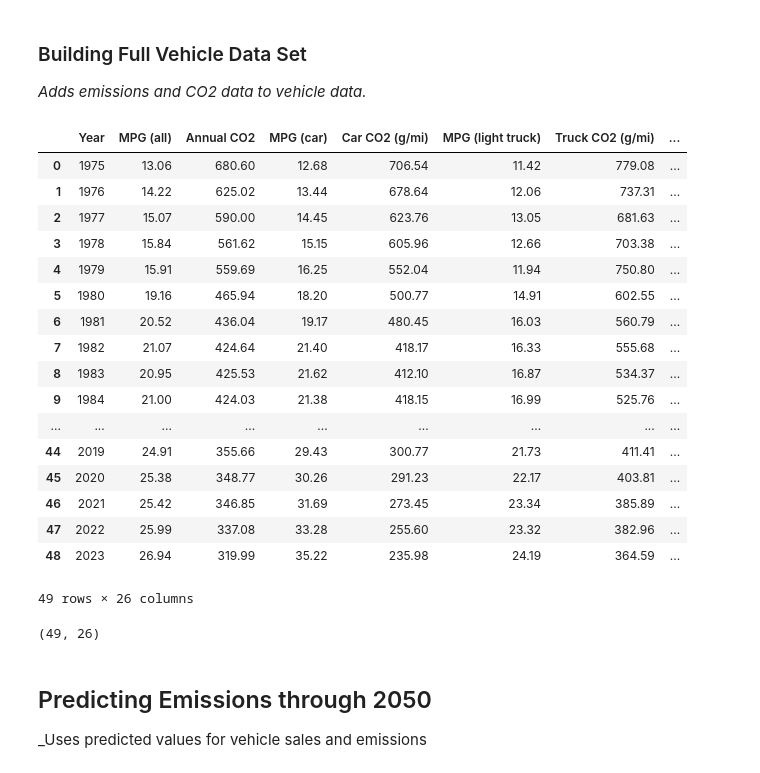
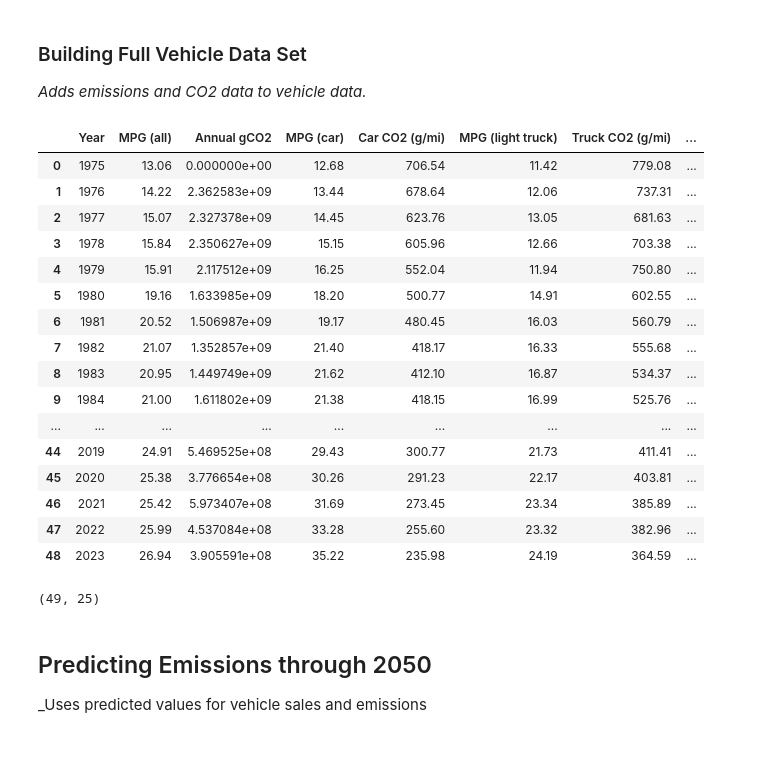
Before and after one commit to jbondAI/AI_Project_2, a Jupyter notebook: vehicle_and_emissions_analysis.ipynb, the cells around one changed output. Saved outputs shown, nothing was run; the diff lists cells and outputs as text; code cells hidden in the pictures.

```diff
--- a/vehicle_and_emissions_analysis.ipynb
+++ b/vehicle_and_emissions_analysis.ipynb
@@ -145,7 +145,7 @@ print(f"Mean squared error: {mse}")
 print(f"R-squared score: {r2}")
 
 # Predict (Annual vehicle sales in 2035, 2040, 2045, 2050)
-future_years = np.array([2035, 2040, 2045, 2050]).reshape(-1, 1)
+future_years = np.array([2025, 2030, 2035, 2040, 2045, 2050]).reshape(-1, 1)
 future_predictions = model.predict(future_years)
 predicted_lt_car = model_lt_car.predict(future_years)
 predicted_lt_truck = model_lt_truck.predict(future_years)
@@ -175,7 +175,7 @@ plt.scatter(future_years, predicted_lt_car, color='green')
 plt.scatter(future_years, predicted_lt_truck, color='red')
 plt.xlabel('Year')
 plt.ylabel('Total Sales (million units)')
-plt.title('Predicted Light Vehicle Sales 2035, 2040, 2045, 2050')
+plt.title('Predicted Light Vehicle Sales 2025 to 2050')
 plt.legend()
 plt.show()
 # %% [output]
@@ -549,54 +563,53 @@ vehicle_data = pd.merge(emissions_and_stds_by_class, vehicle_data, on='Year', ho
 vehicle_data= vehicle_data.sort_values('Year').reset_index(drop=True)
 # %%
 vehicle_data = vehicle_data.fillna(0)
-vehicle_data= vehicle_data.rename(columns={'CO2 (g/mi) (all)': 'Annual CO2',
+vehicle_data= vehicle_data.rename(columns={'CO2 (g/mi) (all)': 'Annual gCO2',
                                            'CO2 (g/mi) (car)': 'Car CO2 (g/mi)',
                                            'CO2 (g/mi) (light truck)': 'Truck CO2 (g/mi)'})
 
 # Assumes share of stock is same as share of sales (assumption should be revised with more data)
 ICE_car_stock = vehicle_data['ICE Stock'] * vehicle_data['Car Sales Share (%)']
 ICE_truck_stock = vehicle_data['ICE Stock'] * vehicle_data['Truck Sales Share (%)']
 
 # applies average miles driven per year
 ICE_car_mi_per_yr = ICE_car_stock * avg_mi_per_yr
 ICE_truck_mi_per_yr = ICE_truck_stock * avg_mi_per_yr
 
 vehicle_data['Annual gCO2'] = vehicle_data['Car CO2 (g/mi)'] * ICE_car_mi_per_yr + vehicle_data['Truck CO2 (g/mi)'] * ICE_truck_mi_per_yr
 vehicle_data['Cummulative mmtCO2'] = vehicle_data['Annual gCO2'].cumsum()
 vehicle_data['Cummulative mmtCO2'] = vehicle_data['Cummulative mmtCO2'] / 1_000_000_000_000 #converts gCo2 to mmtCOe
 
 vehicle_data = vehicle_data.drop(range(45,48))
 vehicle_data = vehicle_data.drop(range(49,52))
 vehicle_data = vehicle_data.drop(range(53,56))
 vehicle_data = vehicle_data.drop(range(57,60))
 vehicle_data = vehicle_data.drop(range(61,73))
 
 vehicle_data = vehicle_data.reset_index(drop=True)
 
 vehicle_data
 # %% [output]
-|  | Year | MPG (all) | Annual CO2 | MPG (car) | Car CO2 (g/mi) | MPG (light truck) | Truck CO2 (g/mi) | ... |
-| 0 | 1975 | 13.06 | 680.60 | 12.68 | 706.54 | 11.42 | 779.08 | ... |
-| 1 | 1976 | 14.22 | 625.02 | 13.44 | 678.64 | 12.06 | 737.31 | ... |
-| 2 | 1977 | 15.07 | 590.00 | 14.45 | 623.76 | 13.05 | 681.63 | ... |
-| 3 | 1978 | 15.84 | 561.62 | 15.15 | 605.96 | 12.66 | 703.38 | ... |
-| 4 | 1979 | 15.91 | 559.69 | 16.25 | 552.04 | 11.94 | 750.80 | ... |
-| 5 | 1980 | 19.16 | 465.94 | 18.20 | 500.77 | 14.91 | 602.55 | ... |
-| 6 | 1981 | 20.52 | 436.04 | 19.17 | 480.45 | 16.03 | 560.79 | ... |
-| 7 | 1982 | 21.07 | 424.64 | 21.40 | 418.17 | 16.33 | 555.68 | ... |
-| 8 | 1983 | 20.95 | 425.53 | 21.62 | 412.10 | 16.87 | 534.37 | ... |
-| 9 | 1984 | 21.00 | 424.03 | 21.38 | 418.15 | 16.99 | 525.76 | ... |
+|  | Year | MPG (all) | Annual gCO2 | MPG (car) | Car CO2 (g/mi) | MPG (light truck) | Truck CO2 (g/mi) | ... |
+| 0 | 1975 | 13.06 | 0.000000e+00 | 12.68 | 706.54 | 11.42 | 779.08 | ... |
+| 1 | 1976 | 14.22 | 2.362583e+09 | 13.44 | 678.64 | 12.06 | 737.31 | ... |
+| 2 | 1977 | 15.07 | 2.327378e+09 | 14.45 | 623.76 | 13.05 | 681.63 | ... |
+| 3 | 1978 | 15.84 | 2.350627e+09 | 15.15 | 605.96 | 12.66 | 703.38 | ... |
+| 4 | 1979 | 15.91 | 2.117512e+09 | 16.25 | 552.04 | 11.94 | 750.80 | ... |
+| 5 | 1980 | 19.16 | 1.633985e+09 | 18.20 | 500.77 | 14.91 | 602.55 | ... |
+| 6 | 1981 | 20.52 | 1.506987e+09 | 19.17 | 480.45 | 16.03 | 560.79 | ... |
+| 7 | 1982 | 21.07 | 1.352857e+09 | 21.40 | 418.17 | 16.33 | 555.68 | ... |
+| 8 | 1983 | 20.95 | 1.449749e+09 | 21.62 | 412.10 | 16.87 | 534.37 | ... |
+| 9 | 1984 | 21.00 | 1.611802e+09 | 21.38 | 418.15 | 16.99 | 525.76 | ... |
 | ... | ... | ... | ... | ... | ... | ... | ... | ... |
-| 44 | 2019 | 24.91 | 355.66 | 29.43 | 300.77 | 21.73 | 411.41 | ... |
-| 45 | 2020 | 25.38 | 348.77 | 30.26 | 291.23 | 22.17 | 403.81 | ... |
-| 46 | 2021 | 25.42 | 346.85 | 31.69 | 273.45 | 23.34 | 385.89 | ... |
-| 47 | 2022 | 25.99 | 337.08 | 33.28 | 255.60 | 23.32 | 382.96 | ... |
-| 48 | 2023 | 26.94 | 319.99 | 35.22 | 235.98 | 24.19 | 364.59 | ... |
+| 44 | 2019 | 24.91 | 5.469525e+08 | 29.43 | 300.77 | 21.73 | 411.41 | ... |
+| 45 | 2020 | 25.38 | 3.776654e+08 | 30.26 | 291.23 | 22.17 | 403.81 | ... |
+| 46 | 2021 | 25.42 | 5.973407e+08 | 31.69 | 273.45 | 23.34 | 385.89 | ... |
+| 47 | 2022 | 25.99 | 4.537084e+08 | 33.28 | 255.60 | 23.32 | 382.96 | ... |
+| 48 | 2023 | 26.94 | 3.905591e+08 | 35.22 | 235.98 | 24.19 | 364.59 | ... |
-49 rows × 26 columns
 # %%
 vehicle_data.shape
 # %% [output]
-(49, 26)
+(49, 25)
 # %% [markdown]
 ## Predicting Emissions through 2050
 _Uses predicted values for vehicle sales and emissions
```
Also changed, not shown: parts of 8 cells of this notebook, 1 other file.
